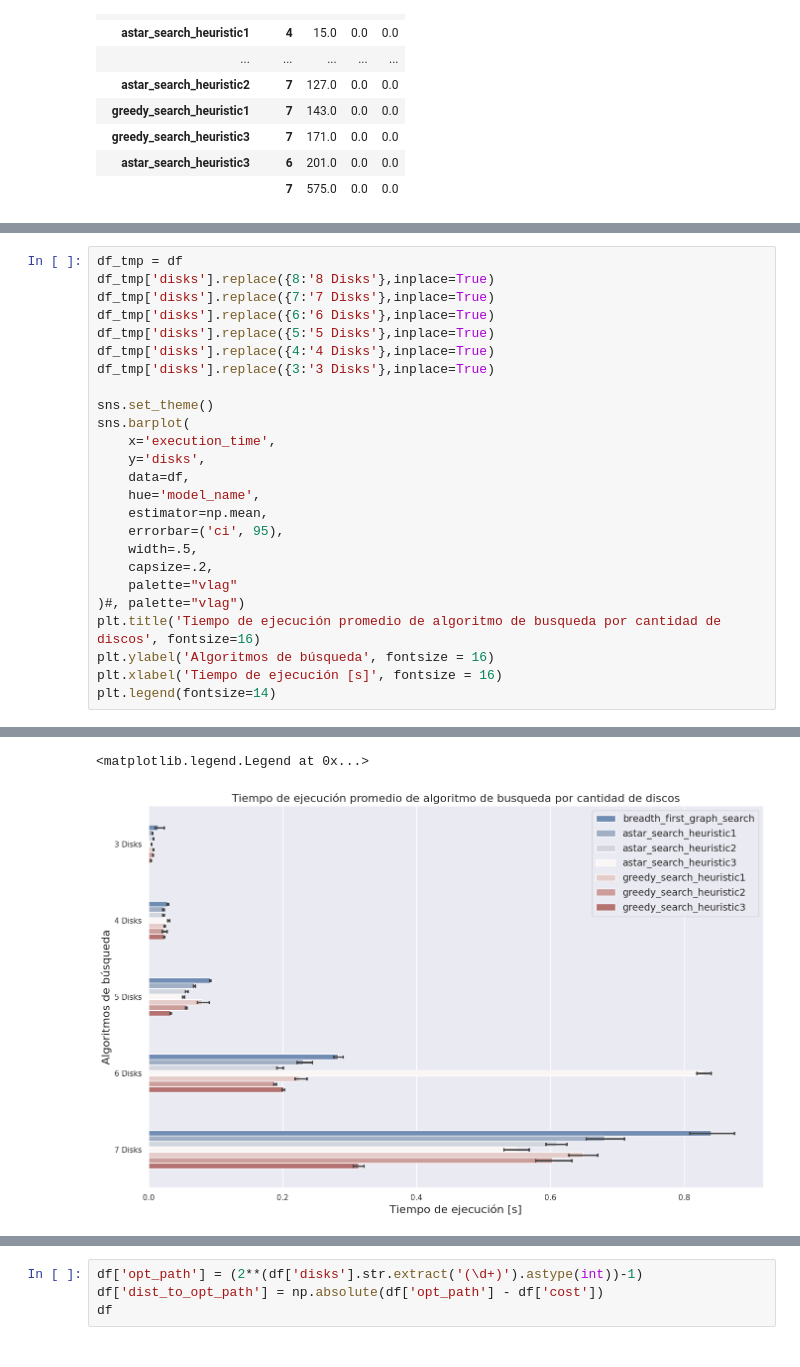
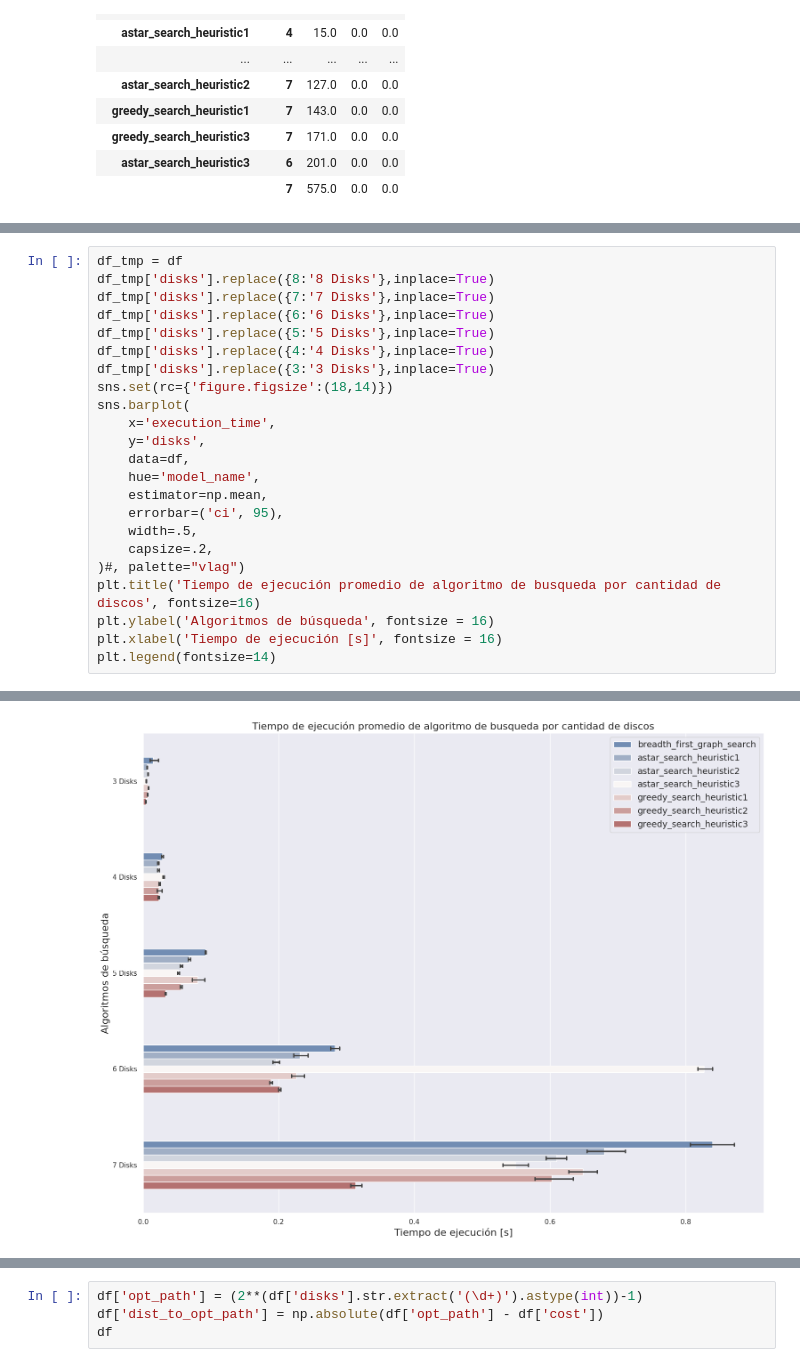
Before and after one commit to FIUBA-CEIA-18Co2024/IIA-TP1, a Jupyter notebook: IIA TP1 - Data Analisis .ipynb, the cells around one changed output, grey strips where cells are left out. Cells and saved outputs as stored; diff of their text form.

Commit message:
plots fine tunings for report

```diff
--- a/IIA TP1 - Data Analisis .ipynb
+++ b/IIA TP1 - Data Analisis .ipynb
@@ -157,8 +157,7 @@ df_tmp['disks'].replace({6:'6 Disks'},inplace=True)
 df_tmp['disks'].replace({5:'5 Disks'},inplace=True)
 df_tmp['disks'].replace({4:'4 Disks'},inplace=True)
 df_tmp['disks'].replace({3:'3 Disks'},inplace=True)
-
-sns.set_theme()
+sns.set(rc={'figure.figsize':(18,14)})
 sns.barplot(
     x='execution_time',
     y='disks',
@@ -168,7 +167,6 @@ sns.barplot(
     errorbar=('ci', 95),
     width=.5,
     capsize=.2,
-    palette="vlag"
 )#, palette="vlag")
 plt.title('Tiempo de ejecución promedio de algoritmo de busqueda por cantidad de discos', fontsize=16)
 plt.ylabel('Algoritmos de búsqueda', fontsize = 16)
@@ -190,5 +177,4 @@ For example, when doing 'df[col].method(value, inplace=True)', try using 'df.met
-<matplotlib.legend.Legend at 0x...>
-[figure, old version]
+[figure, new version]
 # %%
 df_tmp = df
 df_tmp['disks'].replace({8:'8 Disks'},inplace=True)
```
Also changed, not shown: parts of 10 cells of this notebook, 8 other files.
